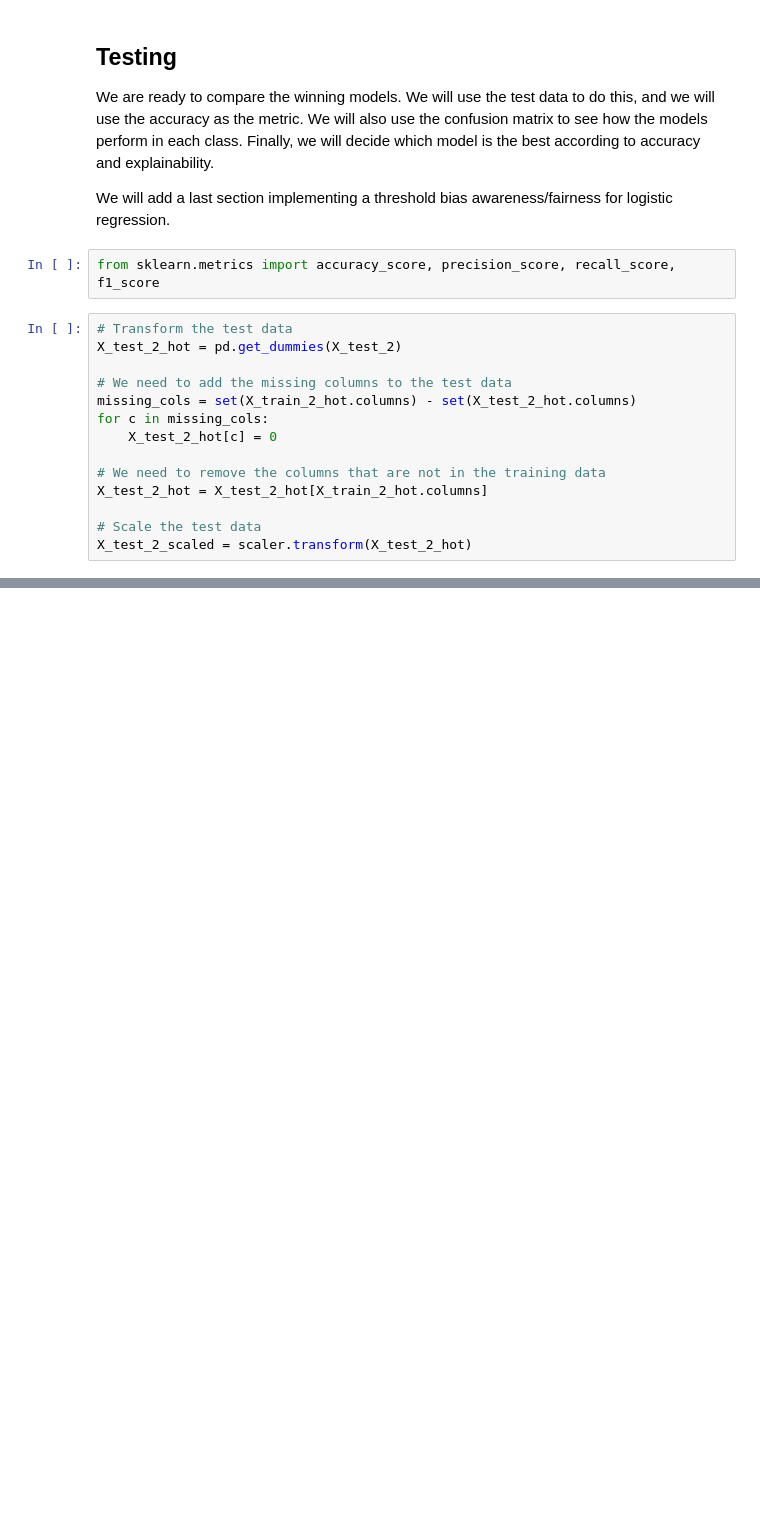
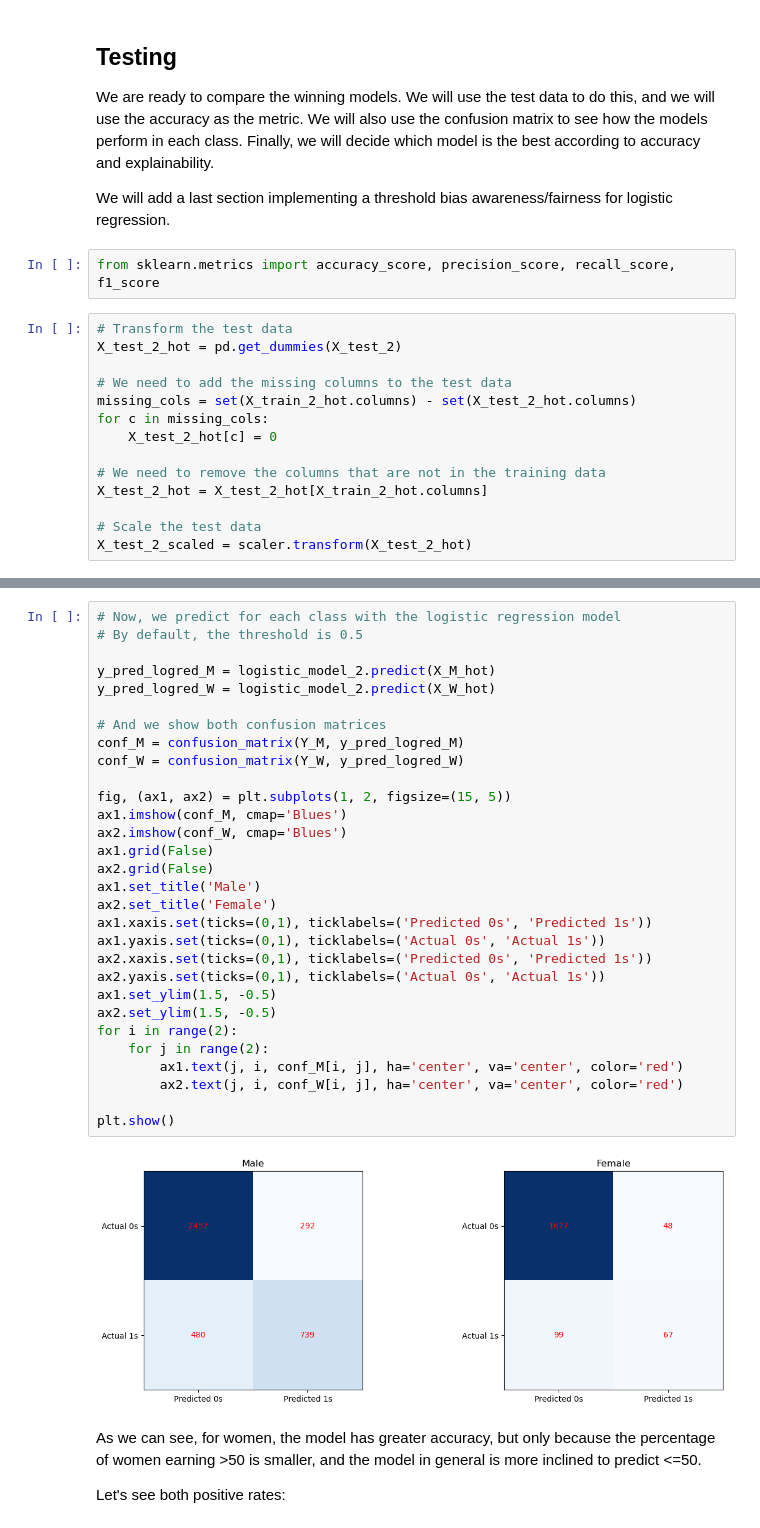
Before and after one commit to Lorenc1o/ML_Project, a Jupyter notebook: source/final_nb.ipynb, the cells around one changed output, grey strips where cells are left out. Drawn from its saved outputs; the diff is of its cells as text; blank space fills up the shorter version.

Commit message:
Finished notebook, only executing everything with all parameters and comparing results left

```diff
--- a/source/final_nb.ipynb
+++ b/source/final_nb.ipynb
@@ -1752,0 +1784,36 @@ results_df
+# %%
+# Now, we predict for each class with the logistic regression model
+# By default, the threshold is 0.5
+
+y_pred_logred_M = logistic_model_2.predict(X_M_hot)
+y_pred_logred_W = logistic_model_2.predict(X_W_hot)
+
+# And we show both confusion matrices
+conf_M = confusion_matrix(Y_M, y_pred_logred_M)
+conf_W = confusion_matrix(Y_W, y_pred_logred_W)
+
+fig, (ax1, ax2) = plt.subplots(1, 2, figsize=(15, 5))
+ax1.imshow(conf_M, cmap='Blues')
+ax2.imshow(conf_W, cmap='Blues')
+ax1.grid(False)
+ax2.grid(False)
+ax1.set_title('Male')
+ax2.set_title('Female')
+ax1.xaxis.set(ticks=(0,1), ticklabels=('Predicted 0s', 'Predicted 1s'))
+ax1.yaxis.set(ticks=(0,1), ticklabels=('Actual 0s', 'Actual 1s'))
+ax2.xaxis.set(ticks=(0,1), ticklabels=('Predicted 0s', 'Predicted 1s'))
+ax2.yaxis.set(ticks=(0,1), ticklabels=('Actual 0s', 'Actual 1s'))
+ax1.set_ylim(1.5, -0.5)
+ax2.set_ylim(1.5, -0.5)
+for i in range(2):
+    for j in range(2):
+        ax1.text(j, i, conf_M[i, j], ha='center', va='center', color='red')
+        ax2.text(j, i, conf_W[i, j], ha='center', va='center', color='red')
+
+plt.show()
+# %% [output]
+[figure, added]
+# %% [markdown]
+As we can see, for women, the model has greater accuracy, but only because the percentage of women earning >50 is smaller, and the model in general is more inclined to predict <=50.
+
+Let's see both positive rates:
```
Also changed, not shown: parts of 21 cells of this notebook.
